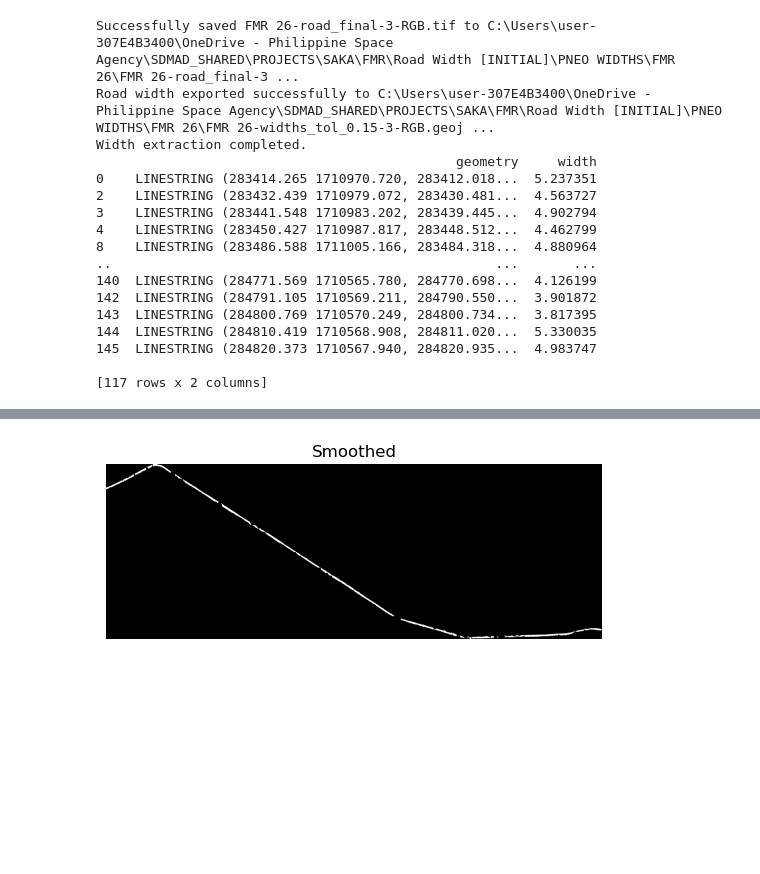
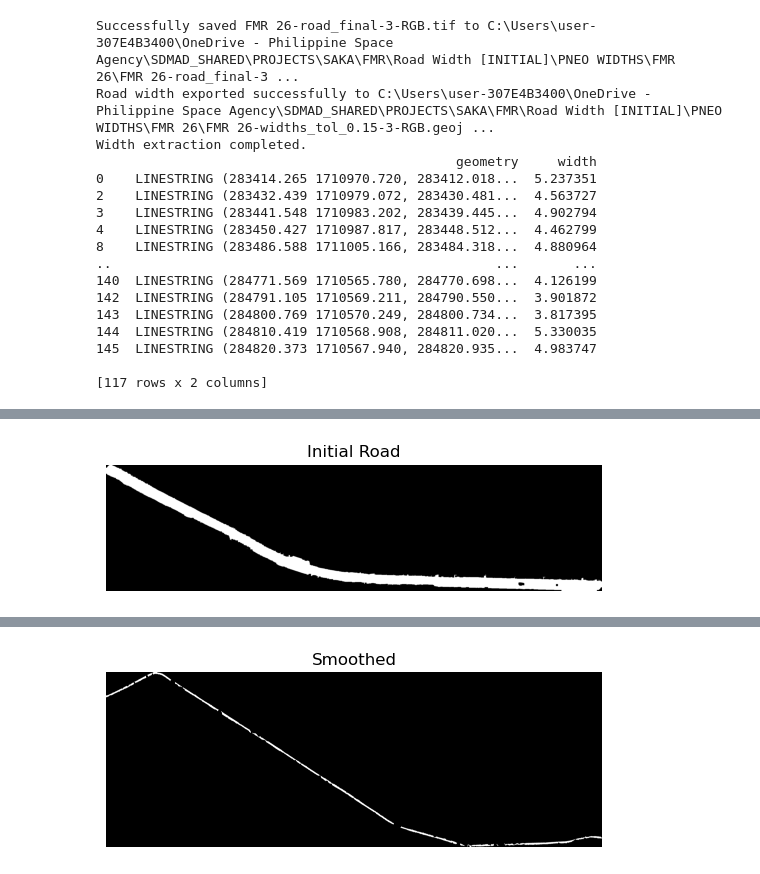
Before and after one commit to codenn-git/BAFE-FMR, a Jupyter notebook: codes/final_script.ipynb, the cells around one changed output, grey strips where cells are left out. Saved outputs shown, nothing was run; the diff lists cells and outputs as text; code cells hidden in the pictures; blank space fills up the shorter version.

```diff
--- a/codes/final_script.ipynb
+++ b/codes/final_script.ipynb
@@ -1003,20 +985,49 @@ export(final_raster_2.astype(np.uint8), raster_transform, r"C:\Users\user-307E4B
 # %%
 ## exploratory for new centerline
-image = r"C:\Users\user-307E4B3400\OneDrive - Philippine Space Agency\SDMAD_SHARED\PROJECTS\SAKA\FMR\PNEO FMR\.PANSHARPENED\PNEOHD4_05315915405614\FMR 26\FMR26-PANSHARPENED.tif"
-vector_path = r"C:\Users\user-307E4B3400\OneDrive - Philippine Space Agency\SDMAD_SHARED\PROJECTS\SAKA\FMR\PNEO FMR\.PANSHARPENED\PNEOHD4_05315915405614\FMR 26\FMR26_PNEO_CL.shp"
+image = r"C:\Users\user-307E4B3400\OneDrive - Philippine Space Agency\SDMAD_SHARED\PROJECTS\SAKA\FMR\PNEO FMR\.PANSHARPENED\PNEOHD4_05301115285513\1\1-pansharpened.tif"
+vector_path = r"C:\Users\user-307E4B3400\OneDrive - Philippine Space Agency\SDMAD_SHARED\PROJECTS\SAKA\FMR\PNEO FMR\.PANSHARPENED\PNEOHD4_05301115285513\1\1-CL.geojson"
 
 dirname = os.path.dirname(image)
 basename = os.path.basename(dirname)
 
 preprocessor = Preprocessing(image, vector_path, pneo=True)
 preprocessor.reproject()
-raster_data, raster_transform = preprocessor.clipraster()
+raster_data_bbox, raster_transform_bbox = preprocessor.clipraster(buffer_dist=25, bbox=True)
+raster_data_buf, raster_transform_buf = preprocessor.clipraster(buffer_dist=25)
 
-filter = Filters(raster_data)
-stretch_raster = filter.enhance_linear_stretch()
+filter = Filters(raster_data_bbox)
+cielab = filter.cielab()
 
-morph = Morph(stretch_raster)
-morph.normalize_raster()
-morph.threshold_raster()
+morph = Morph(cielab)
+morph.threshold_cielab()
 final_raster = morph.thresholded
-final_raster = final_raster.astype(np.uint8)
+# stretch_raster_bbox = filter.enhance_linear_stretch(raster_data_bbox, lower_percent=93, upper_percent=98)
+# stretch_raster_buf = filter.enhance_linear_stretch(raster_data_buf) #DEFAULT 98-100
+
+# morph = Morph() #INITIALIZE MORPH CLASS
+# #processing raster_bbox
+# morph.normalize_raster(raster_data = stretch_raster_bbox)
+# morph.threshold_raster()
+# final_raster_bbox = morph.thresholded.astype(np.uint8)
+
+# #processing raster_buffer
+# morph.normalize_raster(raster_data = stretch_raster_buf)
+# morph.threshold_raster()
+# final_raster_buf = morph.thresholded.astype(np.uint8)
+
+# final_raster = np.logical_or(final_raster_bbox, final_raster_buf)
+
+clipped_data, clipped_transform = preprocessor.clipraster(
+                        raster_data = final_raster.astype(np.uint8),
+                        transform = raster_transform_bbox,
+                        buffer_dist = 5.0)
+
+clipped_data = np.squeeze(clipped_data)
+clipped_data = cv2.morphologyEx(clipped_data.astype(np.uint8), cv2.MORPH_CLOSE, np.ones((3,3), np.uint8), iterations=4)
+
+plt.imshow(clipped_data, cmap='gray')
+plt.title("Initial Road")
+plt.axis('off')
+plt.show()
+# %% [output]
+[figure, added]
```
Also changed, not shown: parts of 22 cells of this notebook.
